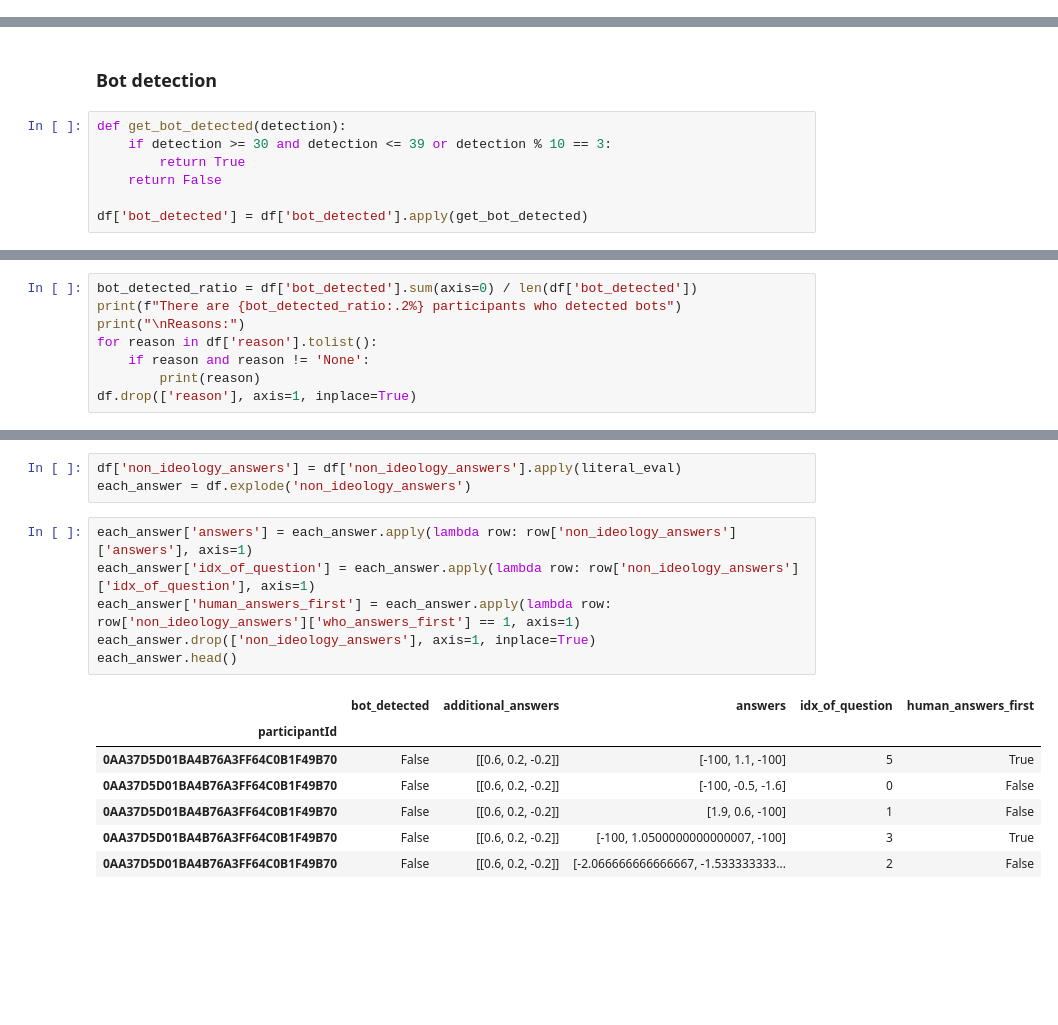
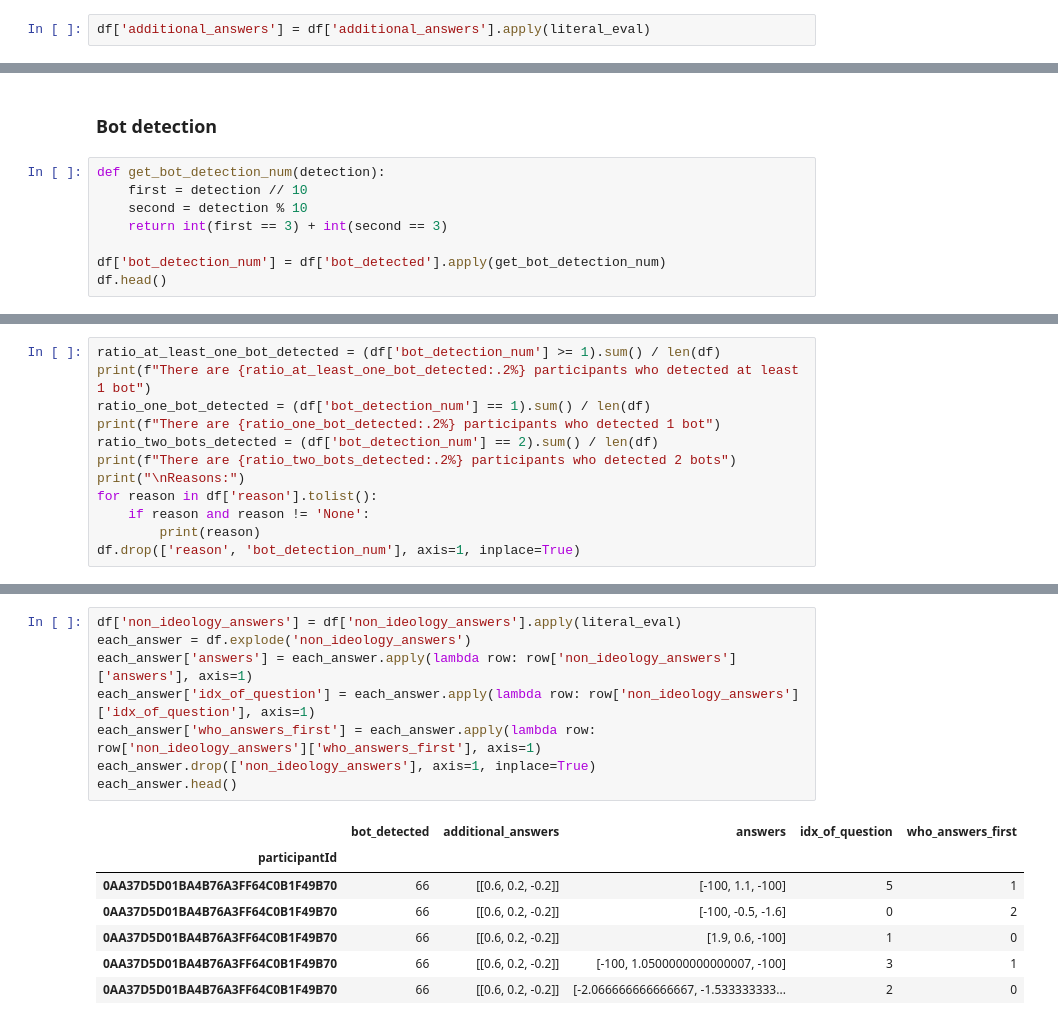
Before and after one commit to yindeqiang/Online-Politicization-Experiment-Website, a Jupyter notebook: data_analysis/condition_1.ipynb, the cells around one changed output, grey strips where cells are left out. Drawn from its saved outputs; the diff is of its cells as text; blank space fills up the shorter version.

```diff
--- a/data_analysis/condition_1.ipynb
+++ b/data_analysis/condition_1.ipynb
@@ -46,3 +47,5 @@ Data read finished
+# %%
+df['additional_answers'] = df['additional_answers'].apply(literal_eval)
 # %% [markdown]
 ### Attention Pass Check
 # %%
@@ -64,10 +67,11 @@ df.head()
 | 111B9C01B7A24FB1BA760C980D409019 | 53 | [{"answers": [-100, 1.8, -100], "... | [[1, -0.7, 1]] |  |
 # %% [markdown]
 ### Bot detection
-# %%
-def get_bot_detected(detection):
-    if detection >= 30 and detection <= 39 or detection % 10 == 3:
-        return True
-    return False
-
-df['bot_detected'] = df['bot_detected'].apply(get_bot_detected)
+# %%
+def get_bot_detection_num(detection):
+    first = detection // 10
+    second = detection % 10
+    return int(first == 3) + int(second == 3)
+
+df['bot_detection_num'] = df['bot_detected'].apply(get_bot_detection_num)
+df.head()
@@ -74,9 +86,13 @@ df['bot_detected'] = df['bot_detected'].apply(get_bot_detected)
 # %%
-bot_detected_ratio = df['bot_detected'].sum(axis=0) / len(df['bot_detected'])
-print(f"There are {bot_detected_ratio:.2%} participants who detected bots")
+ratio_at_least_one_bot_detected = (df['bot_detection_num'] >= 1).sum() / len(df)
+print(f"There are {ratio_at_least_one_bot_detected:.2%} participants who detected at least 1 bot")
+ratio_one_bot_detected = (df['bot_detection_num'] == 1).sum() / len(df)
+print(f"There are {ratio_one_bot_detected:.2%} participants who detected 1 bot")
+ratio_two_bots_detected = (df['bot_detection_num'] == 2).sum() / len(df)
+print(f"There are {ratio_two_bots_detected:.2%} participants who detected 2 bots")
 print("\nReasons:")
 for reason in df['reason'].tolist():
     if reason and reason != 'None':
         print(reason)
-df.drop(['reason'], axis=1, inplace=True)
+df.drop(['reason', 'bot_detection_num'], axis=1, inplace=True)
 # %% [output]
@@ -106,20 +114,19 @@ Calculate 3 thins for each question:
 1. distance in case 1
 2. distance in case 2
 3. average answer of human if human answers first to examine the result of pilot_2
-# %%
-df['non_ideology_answers'] = df['non_ideology_answers'].apply(literal_eval)
-each_answer = df.explode('non_ideology_answers')
 # %%
+df['non_ideology_answers'] = df['non_ideology_answers'].apply(literal_eval)
+each_answer = df.explode('non_ideology_answers')
 each_answer['answers'] = each_answer.apply(lambda row: row['non_ideology_answers']['answers'], axis=1)
 each_answer['idx_of_question'] = each_answer.apply(lambda row: row['non_ideology_answers']['idx_of_question'], axis=1)
-each_answer['human_answers_first'] = each_answer.apply(lambda row: row['non_ideology_answers']['who_answers_first'] == 1, axis=1)
+each_answer['who_answers_first'] = each_answer.apply(lambda row: row['non_ideology_answers']['who_answers_first'], axis=1)
 each_answer.drop(['non_ideology_answers'], axis=1, inplace=True)
 each_answer.head()
 # %% [output]
-|  | bot_detected | additional_answers | answers | idx_of_question | human_answers_first |
+|  | bot_detected | additional_answers | answers | idx_of_question | who_answers_first |
 | participantId |  |  |  |  |  |
-| 0AA37D5D01BA4B76A3FF64C0B1F49B70 | False | [[0.6, 0.2, -0.2]] | [-100, 1.1, -100] | 5 | True |
-| 0AA37D5D01BA4B76A3FF64C0B1F49B70 | False | [[0.6, 0.2, -0.2]] | [-100, -0.5, -1.6] | 0 | False |
-| 0AA37D5D01BA4B76A3FF64C0B1F49B70 | False | [[0.6, 0.2, -0.2]] | [1.9, 0.6, -100] | 1 | False |
-| 0AA37D5D01BA4B76A3FF64C0B1F49B70 | False | [[0.6, 0.2, -0.2]] | [-100, 1.0500000000000007, -100] | 3 | True |
-| 0AA37D5D01BA4B76A3FF64C0B1F49B70 | False | [[0.6, 0.2, -0.2]] | [-2.066666666666667, -1.533333333... | 2 | False |
+| 0AA37D5D01BA4B76A3FF64C0B1F49B70 | 66 | [[0.6, 0.2, -0.2]] | [-100, 1.1, -100] | 5 | 1 |
+| 0AA37D5D01BA4B76A3FF64C0B1F49B70 | 66 | [[0.6, 0.2, -0.2]] | [-100, -0.5, -1.6] | 0 | 2 |
+| 0AA37D5D01BA4B76A3FF64C0B1F49B70 | 66 | [[0.6, 0.2, -0.2]] | [1.9, 0.6, -100] | 1 | 0 |
+| 0AA37D5D01BA4B76A3FF64C0B1F49B70 | 66 | [[0.6, 0.2, -0.2]] | [-100, 1.0500000000000007, -100] | 3 | 1 |
+| 0AA37D5D01BA4B76A3FF64C0B1F49B70 | 66 | [[0.6, 0.2, -0.2]] | [-2.066666666666667, -1.533333333... | 2 | 0 |
```
Also changed, not shown: parts of 15 cells of this notebook, 3 other files.
